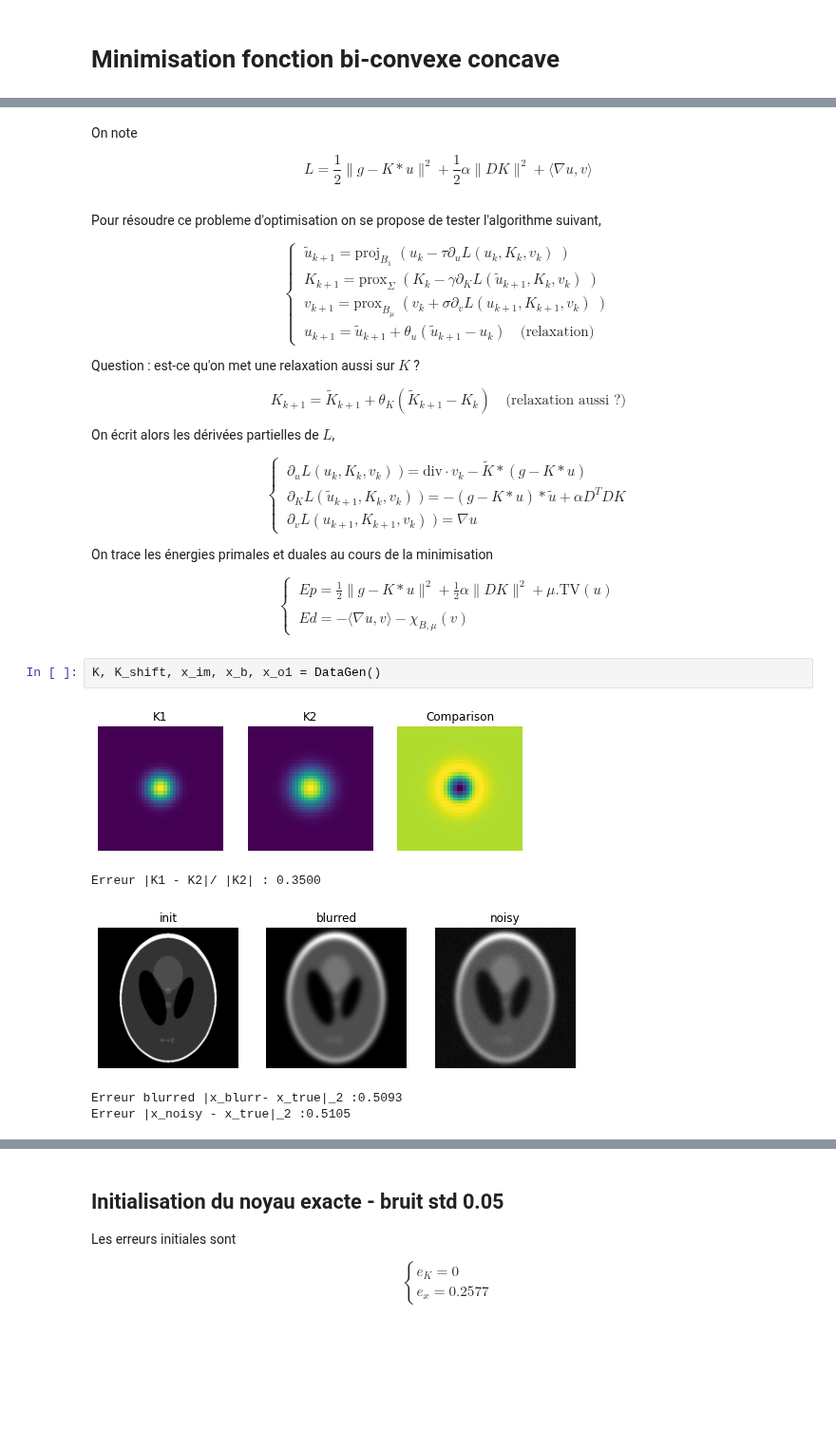
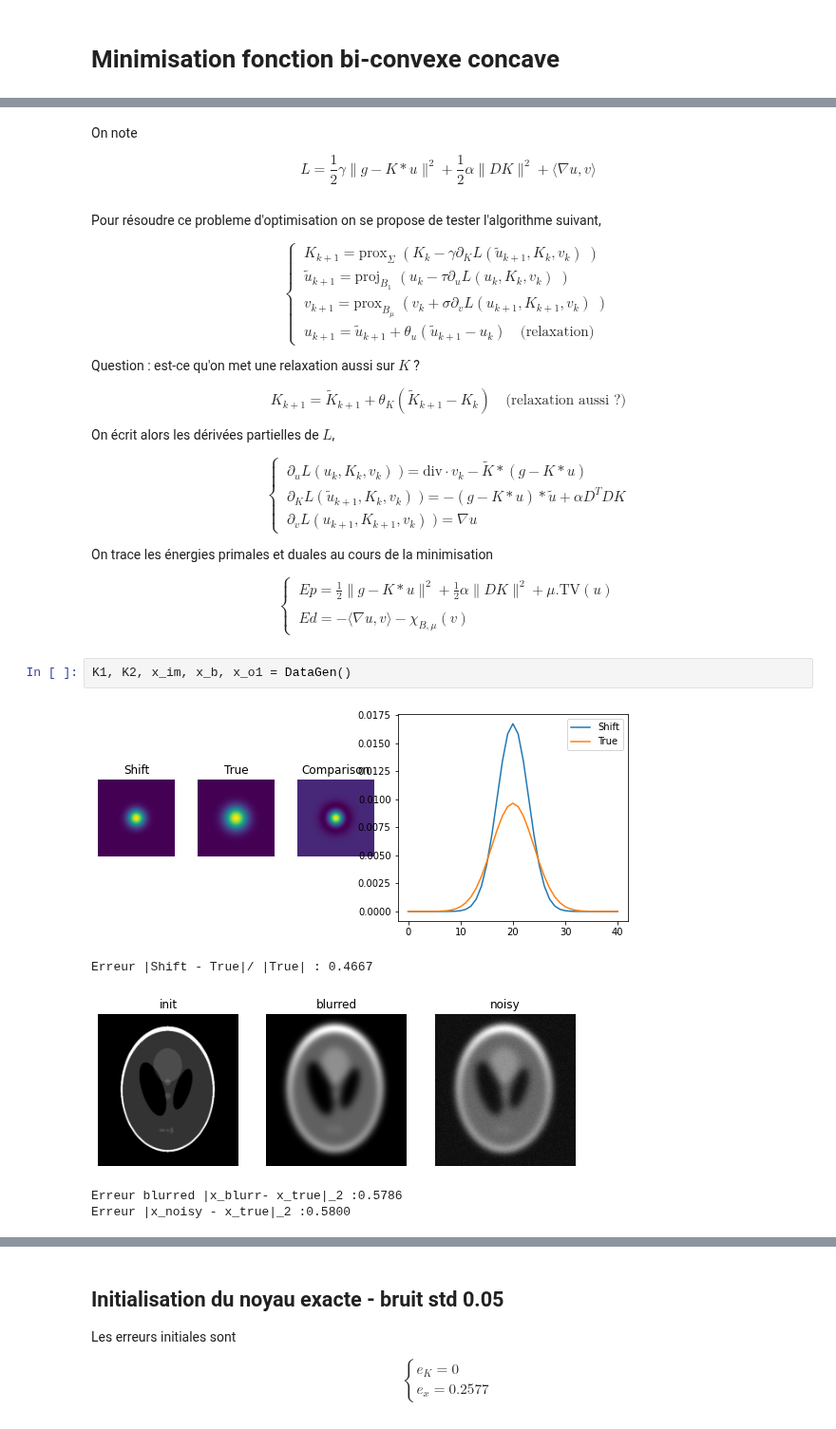
Before and after one commit to ceciledellavalle/BlindDeconvolution, a Jupyter notebook: algoviolet.ipynb, the cells around one changed output, grey strips where cells are left out. Shown at 95% size. Cells and saved outputs as stored; diff of their text form; blank space fills up the shorter version.

```diff
--- a/algoviolet.ipynb
+++ b/algoviolet.ipynb
@@ -53,7 +52,7 @@ $$
 On note
 
 $$
-L =\frac{1}{2} \| g - K * u\|^2
+L =\frac{1}{2} \gamma \| g - K * u\|^2
 + \frac{1}{2} \alpha \| D K \|^2
 + \langle \nabla u , v \rangle
 $$
@@ -63,8 +62,8 @@ Pour résoudre ce probleme d'optimisation on se propose de tester l'algorithme s
 $$
 \left\{
 \begin{align}
+& K_{k+1} = \text{prox}_{\Sigma} \; (K_k - \gamma \partial_K L(\tilde{u}_{k+1},K_k,v_k) \; )\\
 & \tilde{u}_{k+1} = \text{proj}_{B_1} \; (u_k - \tau \partial_u L(u_k,K_k,v_k) \; )\\
-& K_{k+1} = \text{prox}_{\Sigma} \; (K_k - \gamma \partial_K L(\tilde{u}_{k+1},K_k,v_k) \; )\\
 & v_{k+1}         = \text{prox}_{B_\mu} \; (v_k + \sigma \partial_v L (u_{k+1},K_{k+1},v_k) \; )\\
 & u_{k+1} = \tilde{u}_{k+1} + \theta_u (\tilde{u}_{k+1} - u_k) \quad \text{(relaxation)}
 \end{align}
@@ -104,10 +103,10 @@ $$
 \right.
 $$
 # %%
-K, K_shift, x_im, x_b, x_o1 = DataGen()
+K1, K2, x_im, x_b, x_o1 = DataGen()
 # %% [output]
-[figure, old version]
+[figure, new version]
-Erreur |K1 - K2|/ |K2| : 0.3500
+Erreur |Shift - True|/ |True| : 0.4667
-[figure, old version]
+[figure, new version]
-Erreur blurred |x_blurr- x_true|_2 :0.5093
-Erreur |x_noisy - x_true|_2 :0.5105
+Erreur blurred |x_blurr- x_true|_2 :0.5786
+Erreur |x_noisy - x_true|_2 :0.5800
```
Also changed, not shown: parts of 21 cells of this notebook, 9 other files.
